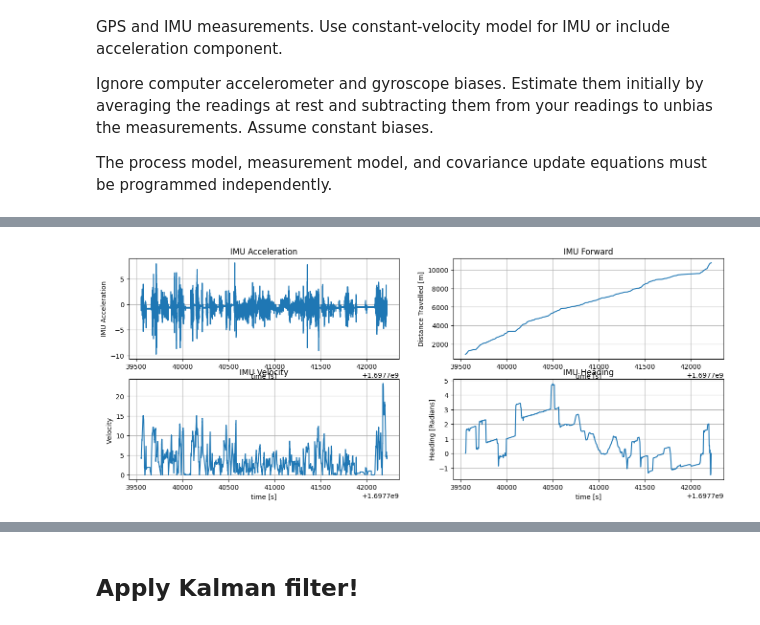
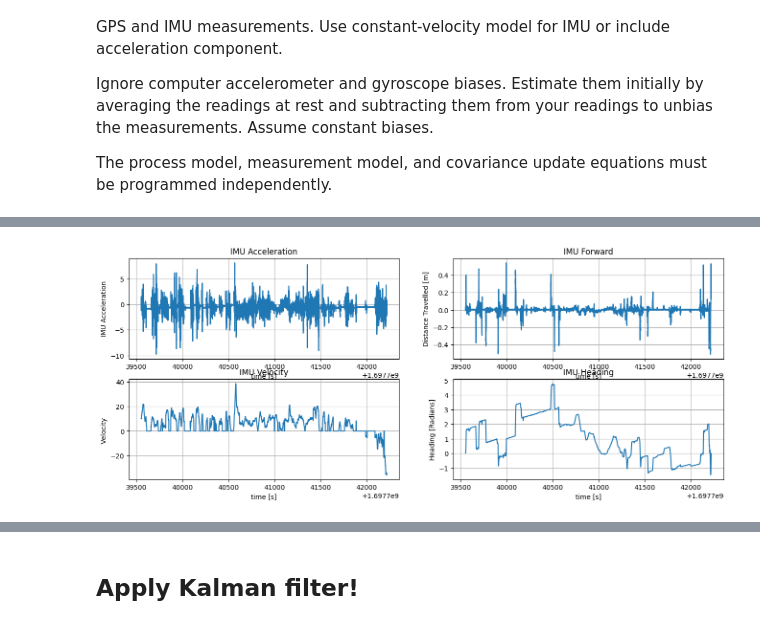
Before and after one commit to meuliano/AutonomousFieldRobotics, a Jupyter notebook: HW5/hw5_euliano.ipynb, the cells around one changed output, grey strips where cells are left out. Cells and saved outputs as stored; diff of their text form; code cells hidden in the pictures.

```diff
--- a/HW5/hw5_euliano.ipynb
+++ b/HW5/hw5_euliano.ipynb
@@ -64,0 +97,6 @@ imu_t = imu_time.index[54719:588367]
+# %%
+print(np.average(imu_grav[:]))
+grav_avg = np.average(imu_grav[:])
+grav_diff = [imu_grav[i] - grav_avg for i in range(len(imu_grav))]
+
+imu_a_new = [imu_a[i] - grav_diff[i] for i in range(len(imu_a))]
@@ -121,28 +308,29 @@ ax.grid()
 # %%
-# Perform IMU Dead Reckoning
-theta = 0  # Initial orientation
-time0 = imu_t[0]
+# # Perform IMU Dead Reckoning
+# theta = 0  # Initial orientation
+# time0 = imu_t[0]
 
-imu_a_adjusted = imu_a_all - np.mean(imu_a_all[66472:75778])
-imu_a_1 = imu_a_adjusted[54719:588367]
+# imu_a_adjusted = imu_a_all - np.mean(imu_a_all[66472:75778])
+# imu_a_1 = imu_a_adjusted[54719:588367]
 
-imu_v = integrate.cumtrapz(imu_a_all1, imu_time.index[:])
+# imu_v = integrate.cumtrapz(imu_a_all1, imu_time.index[:])
 
-num_iters = 50
-samples_per_iter = int(len(imu_v)/num_iters)
-start_iter = 0
+# num_iters = 20
+# samples_per_iter = int(len(imu_v)/num_iters)
+# start_iter = 0
 
-for i in range(1,num_iters):
-    end_iter = start_iter + samples_per_iter
+# for i in range(1,num_iters):
+#     end_iter = start_iter + samples_per_iter
 
-    imu_v_min = min(imu_v[start_iter : end_iter])
-    imu_v[start_iter : end_iter] = [imu_v[ii] - imu_v_min for ii in range(start_iter, end_iter)]
+#     imu_v_min = min(imu_v[start_iter : end_iter])
+#     imu_v[start_iter : end_iter] = [imu_v[ii] - imu_v_min for ii in range(start_iter, end_iter)]
 
-    start_iter += samples_per_iter
+#     start_iter += samples_per_iter
 # %%
-imu_p = integrate.cumtrapz(imu_v, imu_time.index[1:])
-imu_v = imu_v[54719:588367]
-imu_p = imu_p[54719:588367]
+time0 = imu_t[0]
+imu_p = integrate.cumtrapz(imu_v, imu_t[1:])
+# imu_v = imu_v[54719:588367]
+# imu_p = imu_p[54719:588367]
 
 ang_vel = imu_yr - np.mean(imu_yr)
 
@@ -163,27 +351,27 @@ imu_pN = integrate.cumtrapz(py, imu_t[2:])
 # %%
 fig, ax = plt.subplots(2, 2, figsize=(16, 6))
 ax[0,0].plot(imu_t, imu_a)
 ax[0,0].set_xlabel('time [s]')
 ax[0,0].set_ylabel('IMU Acceleration')
 ax[0,0].set_title('IMU Acceleration')
 ax[0,0].grid()
-ax[1,0].plot(imu_t, imu_v)
+ax[1,0].plot(imu_t[1:], imu_v)
 ax[1,0].set_xlabel('time [s]')
 ax[1,0].set_ylabel('Velocity ')
 ax[1,0].set_title('IMU Velocity')
 ax[1,0].grid()
-ax[0,1].plot(imu_t, imu_p)
+ax[0,1].plot(imu_t, ang_vel)
 ax[0,1].set_xlabel('time [s]')
 ax[0,1].set_ylabel('Distance Travelled [m]')
 ax[0,1].set_title('IMU Forward')
 ax[0,1].grid()
 ax[1,1].plot(imu_t[1:], yaw_angle)
 ax[1,1].set_xlabel('time [s]')
 ax[1,1].set_ylabel('Heading [Radians]')
 ax[1,1].set_title('IMU Heading')
 ax[1,1].grid()
 # %% [output]
-[figure, old version]
+[figure, new version]
 # %%
 fig, ax = plt.subplots(1, 2, figsize=(16, 6))
 ax[0].plot(gps_x, gps_y)
```
Also changed, not shown: parts of 15 cells of this notebook.
